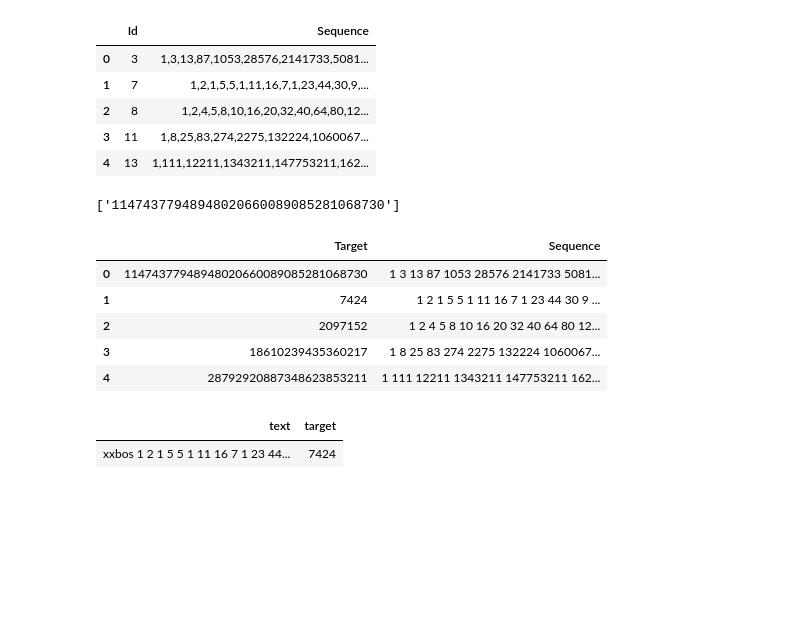
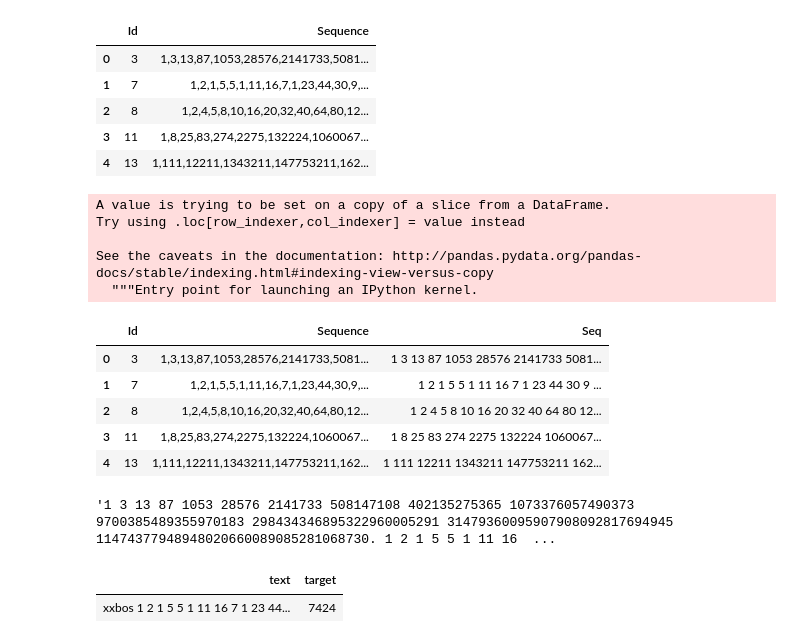
Before and after one commit to kuptservol/kaggle, a Jupyter notebook: integer-sequence.ipynb, the cells around one changed output. Cells and saved outputs as stored; diff of their text form; code cells hidden in the pictures; blank space fills up the shorter version.

Commit message:
integer-sequence rnn attempt

```diff
--- a/integer-sequence.ipynb
+++ b/integer-sequence.ipynb
@@ -57,7 +57,3 @@ train_csv_small_pd = train_csv_pd[0:5]; train_csv_small_pd
 | 2 | 8 | 1,2,4,5,8,10,16,20,32,40,64,80,12... |
 | 3 | 11 | 1,8,25,83,274,2275,132224,1060067... |
 | 4 | 13 | 1,111,12211,1343211,147753211,162... |
-# %%
-train_csv_small_pd['Sequence'][0].split(',')[-1:]
-# %% [output]
-['11474377948948020660089085281068730']
@@ -66,2 +60,14 @@ train_csv_small = pd.DataFrame();
 # %%
-train_csv_small['Target'] = train_csv_small_pd['Sequence'].apply(lambda x: ' '.join(x.split(',')[-1:]));
+train_csv_small_pd['Seq'] = train_csv_small_pd['Sequence'].apply(lambda x: ' '.join(x.split(',')));train_csv_small_pd
+# %% [output]
+A value is trying to be set on a copy of a slice from a DataFrame.
+Try using .loc[row_indexer,col_indexer] = value instead
+
+See the caveats in the documentation: http://pandas.pydata.org/pandas-docs/stable/indexing.html#indexing-view-versus-copy
+  """Entry point for launching an IPython kernel.
+|  | Id | Sequence | Seq |
+| 0 | 3 | 1,3,13,87,1053,28576,2141733,5081... | 1 3 13 87 1053 28576 2141733 5081... |
+| 1 | 7 | 1,2,1,5,5,1,11,16,7,1,23,44,30,9,... | 1 2 1 5 5 1 11 16 7 1 23 44 30 9 ... |
+| 2 | 8 | 1,2,4,5,8,10,16,20,32,40,64,80,12... | 1 2 4 5 8 10 16 20 32 40 64 80 12... |
+| 3 | 11 | 1,8,25,83,274,2275,132224,1060067... | 1 8 25 83 274 2275 132224 1060067... |
+| 4 | 13 | 1,111,12211,1343211,147753211,162... | 1 111 12211 1343211 147753211 162... |
@@ -70,12 +74,7 @@ train_csv_small['Sequence'] = train_csv_small_pd['Sequence'].apply(lambda x: ' '
-# %%
-train_csv_small
-# %% [output]
-|  | Target | Sequence |
-| 0 | 11474377948948020660089085281068730 | 1 3 13 87 1053 28576 2141733 5081... |
-| 1 | 7424 | 1 2 1 5 5 1 11 16 7 1 23 44 30 9 ... |
-| 2 | 2097152 | 1 2 4 5 8 10 16 20 32 40 64 80 12... |
-| 3 | 18610239435360217 | 1 8 25 83 274 2275 132224 1060067... |
-| 4 | 28792920887348623853211 | 1 111 12211 1343211 147753211 162... |
+# %%
+train_text_small =  train_csv_small_pd['Seq'].str.cat(sep='. ');train_text_small
+# %% [output]
+'1 3 13 87 1053 28576 2141733 508147108 402135275365 1073376057490373 9700385489355970183 298434346895322960005291 31479360095907908092817694945 11474377948948020660089085281068730. 1 2 1 5 5 1 11 16  ...
 # %%
 data_small = TextDataBunch.from_df(path,train_csv_small,train_csv_small, min_freq=1, bs=1)
 # %%
```
Also changed, not shown: parts of 51 cells of this notebook.
